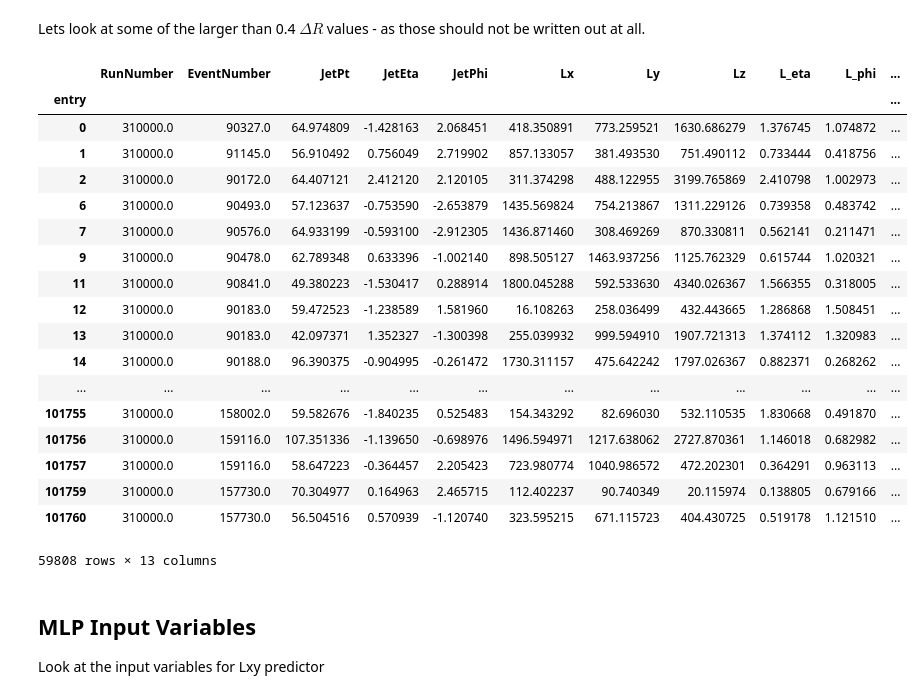
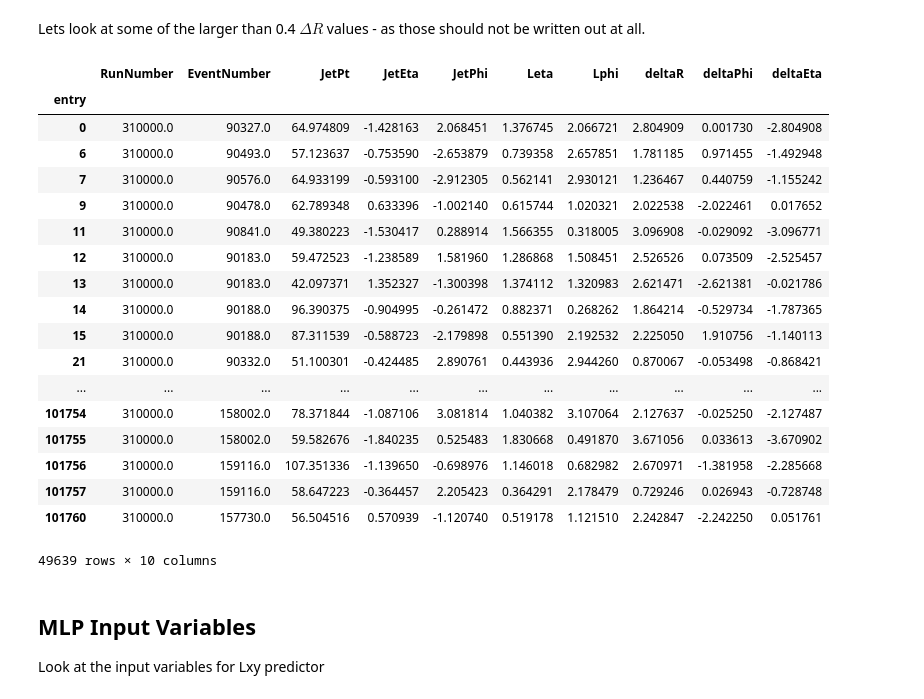
Before and after one commit to gordonwatts/calratio-perjet-training, a Jupyter notebook: notebooks/Input Variable Plots.ipynb, the cells around one changed output. Saved outputs shown, nothing was run; the diff lists cells and outputs as text; code cells hidden in the pictures.

```diff
--- a/notebooks/Input Variable Plots.ipynb
+++ b/notebooks/Input Variable Plots.ipynb
@@ -165,6 +149,8 @@ In the $L_xy$ vs $\eta$ plots above, there is a significant number of particles
 Lx = m125_m55_ltlow.Lx[m125_m55_ltlow.IsLLP]
 Ly = m125_m55_ltlow.Ly[m125_m55_ltlow.IsLLP]
 Lz = m125_m55_ltlow.Lz[m125_m55_ltlow.IsLLP]
+Leta = m125_m55_ltlow.Leta[m125_m55_ltlow.IsLLP]
+Lphi = m125_m55_ltlow.Lphi[m125_m55_ltlow.IsLLP]
 
 plt.hist(Lz, bins=40)
 plt.title('m125_m55_ltlow')
@@ -194,13 +175,13 @@ L_eta = -0.5*np.log((1-L_cosTheta)/(1+L_cosTheta))
 # %% [markdown]
 Ok - what is wrong with this calculation of $\Delta\phi$? I'm pretty sure the algorithm I'm intending is right, but the spikes so not look right at all!
 # %%
-JL_D_eta = m125_m55_ltlow.JetEta[m125_m55_ltlow.IsLLP] - L_eta
-JL_D_phi = m125_m55_ltlow.JetPhi[m125_m55_ltlow.IsLLP] - L_phi
+JL_D_eta = m125_m55_ltlow.JetEta[m125_m55_ltlow.IsLLP] - Leta
+JL_D_phi = m125_m55_ltlow.JetPhi[m125_m55_ltlow.IsLLP] - Lphi
 while sum(JL_D_phi>=np.pi) > 0:
     JL_D_phi = JL_D_phi - (JL_D_phi>=np.pi)*2*np.pi
 while sum(JL_D_phi<-np.pi) > 0:
     JL_D_phi = JL_D_phi + (JL_D_phi<-np.pi)*2*np.pi
 JL_DeltaR = np.sqrt(np.square(JL_D_eta) + np.square(JL_D_phi))
-plt.hist(JL_D_phi, bins=40)
+plt.hist(JL_DeltaR, bins=40)
 plt.show()
 # %% [output]
@@ -208,33 +189,31 @@ plt.show()
 # %% [markdown]
 Lets look at some of the larger than 0.4 $\Delta R$ values - as those should not be written out at all.
 # %%
-debug_m = m125_m55_ltlow[m125_m55_ltlow.IsLLP][JL_DeltaR>0.4][['RunNumber', 'EventNumber', 'JetPt', 'JetEta', 'JetPhi', 'Lx', 'Ly', 'Lz']]
-debug_m['L_eta'] = L_eta
-debug_m['L_phi'] = L_phi
+debug_m = m125_m55_ltlow[m125_m55_ltlow.IsLLP][JL_DeltaR>0.4][['RunNumber', 'EventNumber', 'JetPt', 'JetEta', 'JetPhi', 'Leta', 'Lphi']]
 debug_m['deltaR'] = JL_DeltaR
 debug_m['deltaPhi'] = JL_D_phi
 debug_m['deltaEta'] = JL_D_eta
 debug_m
 # %% [output]
-|  | RunNumber | EventNumber | JetPt | JetEta | JetPhi | Lx | Ly | Lz | L_eta | L_phi | ... |
-| entry |  |  |  |  |  |  |  |  |  |  | ... |
-| 0 | 310000.0 | 90327.0 | 64.974809 | -1.428163 | 2.068451 | 418.350891 | 773.259521 | 1630.686279 | 1.376745 | 1.074872 | ... |
-| 1 | 310000.0 | 91145.0 | 56.910492 | 0.756049 | 2.719902 | 857.133057 | 381.493530 | 751.490112 | 0.733444 | 0.418756 | ... |
-| 2 | 310000.0 | 90172.0 | 64.407121 | 2.412120 | 2.120105 | 311.374298 | 488.122955 | 3199.765869 | 2.410798 | 1.002973 | ... |
-| 6 | 310000.0 | 90493.0 | 57.123637 | -0.753590 | -2.653879 | 1435.569824 | 754.213867 | 1311.229126 | 0.739358 | 0.483742 | ... |
-| 7 | 310000.0 | 90576.0 | 64.933199 | -0.593100 | -2.912305 | 1436.871460 | 308.469269 | 870.330811 | 0.562141 | 0.211471 | ... |
-| 9 | 310000.0 | 90478.0 | 62.789348 | 0.633396 | -1.002140 | 898.505127 | 1463.937256 | 1125.762329 | 0.615744 | 1.020321 | ... |
-| 11 | 310000.0 | 90841.0 | 49.380223 | -1.530417 | 0.288914 | 1800.045288 | 592.533630 | 4340.026367 | 1.566355 | 0.318005 | ... |
-| 12 | 310000.0 | 90183.0 | 59.472523 | -1.238589 | 1.581960 | 16.108263 | 258.036499 | 432.443665 | 1.286868 | 1.508451 | ... |
-| 13 | 310000.0 | 90183.0 | 42.097371 | 1.352327 | -1.300398 | 255.039932 | 999.594910 | 1907.721313 | 1.374112 | 1.320983 | ... |
-| 14 | 310000.0 | 90188.0 | 96.390375 | -0.904995 | -0.261472 | 1730.311157 | 475.642242 | 1797.026367 | 0.882371 | 0.268262 | ... |
-| ... | ... | ... | ... | ... | ... | ... | ... | ... | ... | ... | ... |
-| 101755 | 310000.0 | 158002.0 | 59.582676 | -1.840235 | 0.525483 | 154.343292 | 82.696030 | 532.110535 | 1.830668 | 0.491870 | ... |
-| 101756 | 310000.0 | 159116.0 | 107.351336 | -1.139650 | -0.698976 | 1496.594971 | 1217.638062 | 2727.870361 | 1.146018 | 0.682982 | ... |
-| 101757 | 310000.0 | 159116.0 | 58.647223 | -0.364457 | 2.205423 | 723.980774 | 1040.986572 | 472.202301 | 0.364291 | 0.963113 | ... |
-| 101759 | 310000.0 | 157730.0 | 70.304977 | 0.164963 | 2.465715 | 112.402237 | 90.740349 | 20.115974 | 0.138805 | 0.679166 | ... |
-| 101760 | 310000.0 | 157730.0 | 56.504516 | 0.570939 | -1.120740 | 323.595215 | 671.115723 | 404.430725 | 0.519178 | 1.121510 | ... |
+|  | RunNumber | EventNumber | JetPt | JetEta | JetPhi | Leta | Lphi | deltaR | deltaPhi | deltaEta |
+| entry |  |  |  |  |  |  |  |  |  |  |
+| 0 | 310000.0 | 90327.0 | 64.974809 | -1.428163 | 2.068451 | 1.376745 | 2.066721 | 2.804909 | 0.001730 | -2.804908 |
+| 6 | 310000.0 | 90493.0 | 57.123637 | -0.753590 | -2.653879 | 0.739358 | 2.657851 | 1.781185 | 0.971455 | -1.492948 |
+| 7 | 310000.0 | 90576.0 | 64.933199 | -0.593100 | -2.912305 | 0.562141 | 2.930121 | 1.236467 | 0.440759 | -1.155242 |
+| 9 | 310000.0 | 90478.0 | 62.789348 | 0.633396 | -1.002140 | 0.615744 | 1.020321 | 2.022538 | -2.022461 | 0.017652 |
+| 11 | 310000.0 | 90841.0 | 49.380223 | -1.530417 | 0.288914 | 1.566355 | 0.318005 | 3.096908 | -0.029092 | -3.096771 |
+| 12 | 310000.0 | 90183.0 | 59.472523 | -1.238589 | 1.581960 | 1.286868 | 1.508451 | 2.526526 | 0.073509 | -2.525457 |
+| 13 | 310000.0 | 90183.0 | 42.097371 | 1.352327 | -1.300398 | 1.374112 | 1.320983 | 2.621471 | -2.621381 | -0.021786 |
+| 14 | 310000.0 | 90188.0 | 96.390375 | -0.904995 | -0.261472 | 0.882371 | 0.268262 | 1.864214 | -0.529734 | -1.787365 |
+| 15 | 310000.0 | 90188.0 | 87.311539 | -0.588723 | -2.179898 | 0.551390 | 2.192532 | 2.225050 | 1.910756 | -1.140113 |
+| 21 | 310000.0 | 90332.0 | 51.100301 | -0.424485 | 2.890761 | 0.443936 | 2.944260 | 0.870067 | -0.053498 | -0.868421 |
+| ... | ... | ... | ... | ... | ... | ... | ... | ... | ... | ... |
+| 101754 | 310000.0 | 158002.0 | 78.371844 | -1.087106 | 3.081814 | 1.040382 | 3.107064 | 2.127637 | -0.025250 | -2.127487 |
+| 101755 | 310000.0 | 158002.0 | 59.582676 | -1.840235 | 0.525483 | 1.830668 | 0.491870 | 3.671056 | 0.033613 | -3.670902 |
+| 101756 | 310000.0 | 159116.0 | 107.351336 | -1.139650 | -0.698976 | 1.146018 | 0.682982 | 2.670971 | -1.381958 | -2.285668 |
+| 101757 | 310000.0 | 159116.0 | 58.647223 | -0.364457 | 2.205423 | 0.364291 | 2.178479 | 0.729246 | 0.026943 | -0.728748 |
+| 101760 | 310000.0 | 157730.0 | 56.504516 | 0.570939 | -1.120740 | 0.519178 | 1.121510 | 2.242847 | -2.242250 | 0.051761 |
-59808 rows × 13 columns
+49639 rows × 10 columns
 # %% [markdown]
 ## MLP Input Variables
 
```
Also changed, not shown: parts of 5 cells of this notebook.
